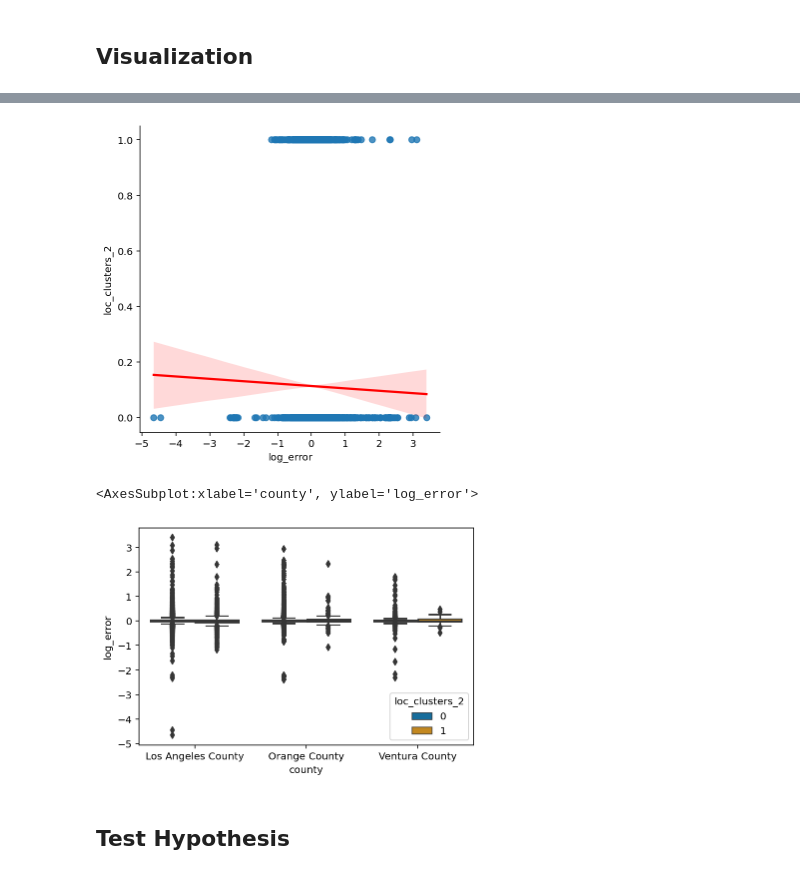
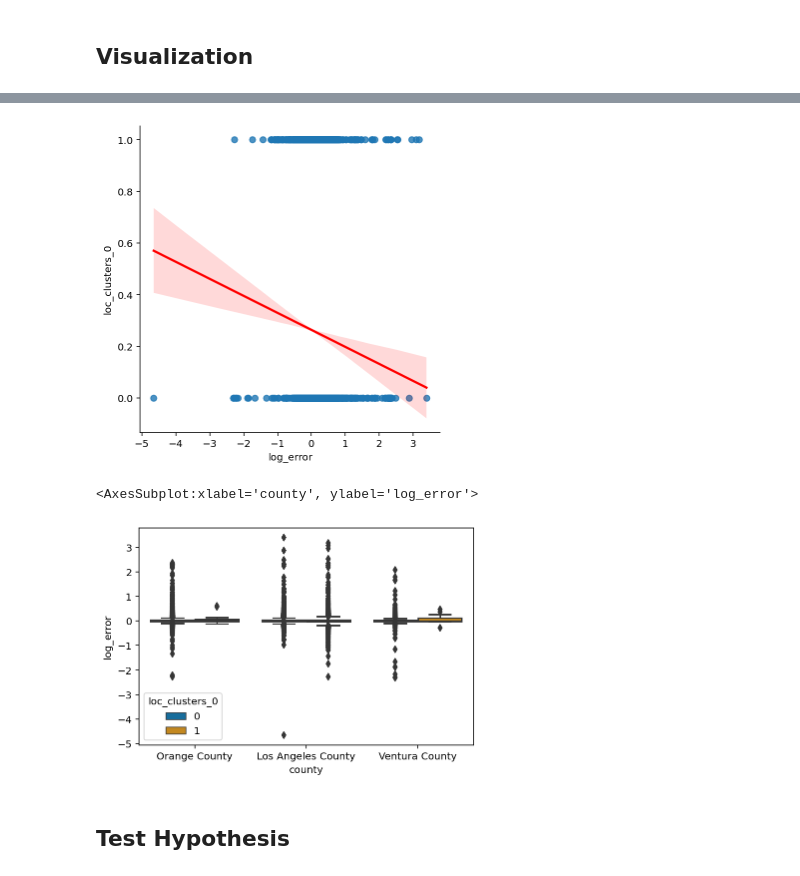
Before and after one commit to Codeup-Justin-Evans-Yvette-Ibarra/project_zillow_team, a Jupyter notebook: Justin_Draft.ipynb, the cells around one changed output, grey strips where cells are left out. Saved outputs shown, nothing was run; the diff lists cells and outputs as text; code cells hidden in the pictures.

```diff
--- a/Justin_Draft.ipynb
+++ b/Justin_Draft.ipynb
@@ -316,6 +318,6 @@ has_features = df[['has_basement',
 * **SCALED:** no scaling was conducted
 </div>
 # %%
-train, validate, test, X_train, X_validate, X_test, y_train, y_validate, y_test = w.split(df, 'log_error')
+train, validate, test = w.split(df)
 # %%
 train_prcnt = round((train.shape[0] / df.shape[0]), 2)*100
@@ -558,0 +521,2 @@ def k_cluster(df, cluster_features, column_name, n_clusters):
+# %%
+train, test, validate, train_scaled, validate_scaled, test_scaled = m.create_cluster('loc_clusters', train,validate, test,['longitude', 'latitude','age'],5)
@@ -567,7 +550,7 @@ loc_features = train_scaled[['longitude',
                              'age'
                             ]]
 
-train = k_cluster(train, loc_features, 'loc_clusters', 4)
+#train = k_cluster(train, loc_features, 'loc_clusters', 4)
 # %%
 train.loc_clusters.value_counts()
 # %% [output]
@@ -740,15 +730,15 @@ plt.show()
 # %%
-sns.lmplot(y='loc_clusters_2', x='log_error', data=train, line_kws={'color': 'red'})
+sns.lmplot(y='loc_clusters_0', x='log_error', data=train, line_kws={'color': 'red'})
 plt.show()
 # %% [output]
-[figure, old version]
+[figure, new version]
 # %%
 #Plot my predictions
-sns.boxplot(x='county', y='log_error', hue='loc_clusters_2',
+sns.boxplot(x='county', y='log_error', hue='loc_clusters_0',
             palette='colorblind', data = train)
 # %% [output]
 <AxesSubplot:xlabel='county', ylabel='log_error'>
-[figure, old version]
+[figure, new version]
 # %% [markdown]
 ## Test Hypothesis
 # %% [markdown]
```
Also changed, not shown: parts of 56 cells of this notebook, 2 other files.
